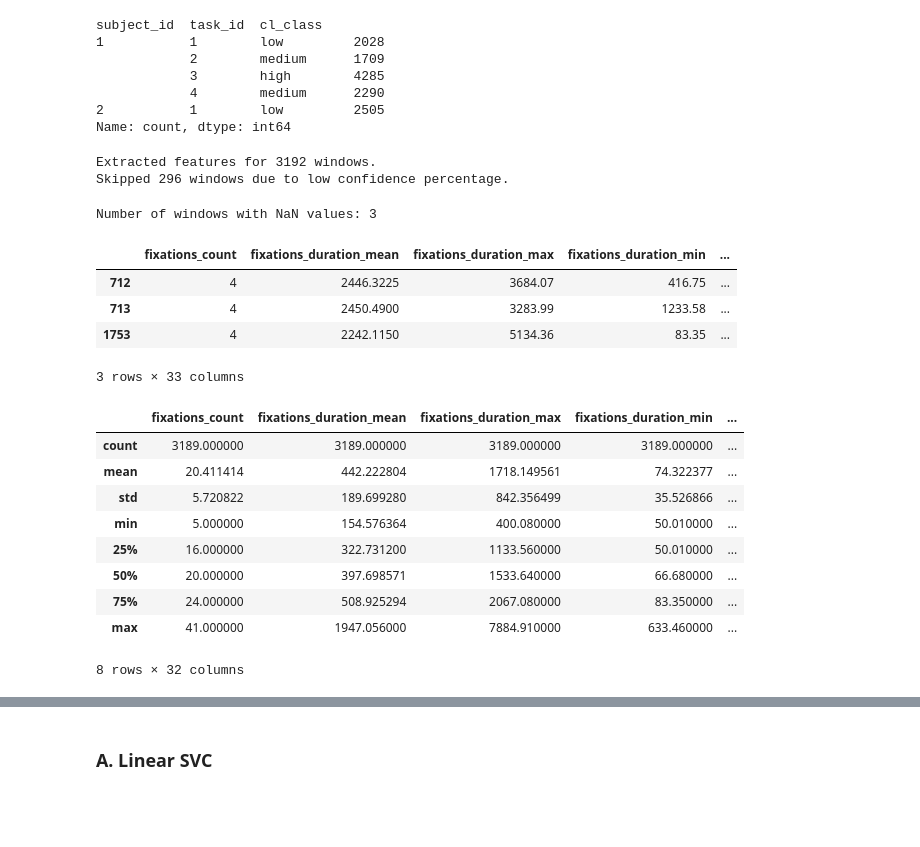
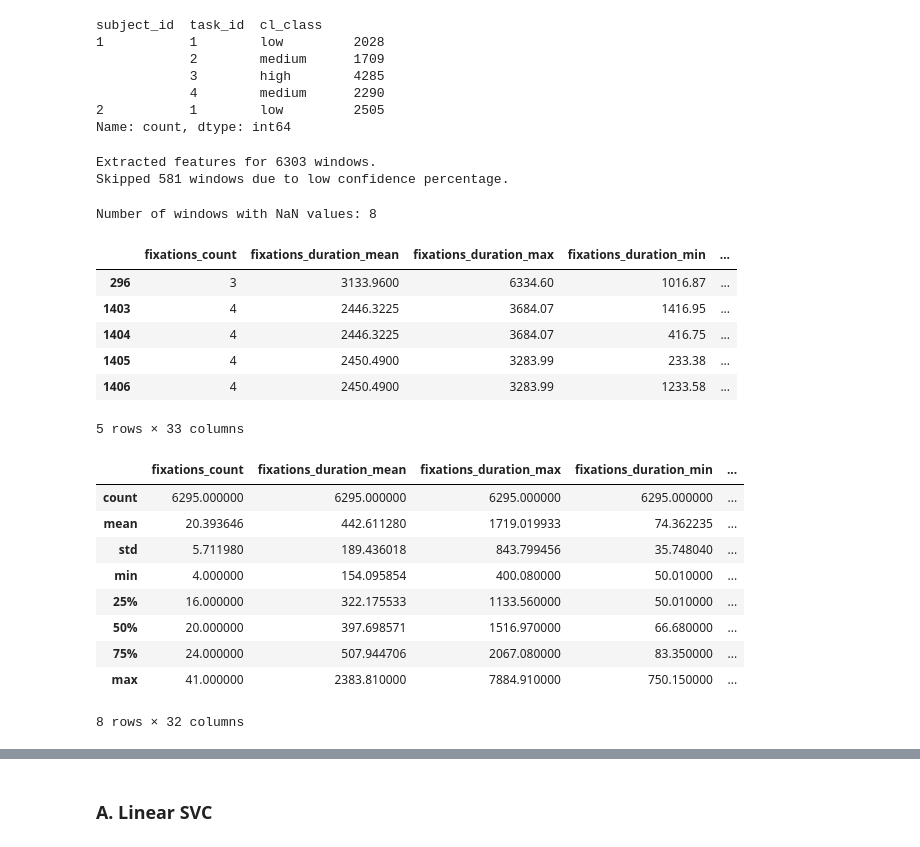
Before and after one commit to Alex0021/user-adaptive-swarm-interfaces, a Jupyter notebook: research/cognitive_load_models/notebooks/04_models.ipynb, the cells around one changed output, grey strips where cells are left out. Drawn from its saved outputs; the diff is of its cells as text; code cells hidden in the pictures; blank space fills up the shorter version.

```diff
--- a/research/cognitive_load_models/notebooks/04_models.ipynb
+++ b/research/cognitive_load_models/notebooks/04_models.ipynb
@@ -66,8 +68,8 @@ reload(cwfeat)
 all_eye_data_grouped = all_eye_data.groupby(['subject_id', 'task_id'])
 # Extract all window features
 Fs = 60
-WINDOW_N = 600 # 5 seconds at 60Hz
-WINDOW_STEP = 120
+WINDOW_N = 600 # 10 seconds at 60Hz
+WINDOW_STEP = 60
 SKIP_EDGE_SAMPLES = Fs # first & last second are discarded
 
 skipped_windows = None
@@ -109,7 +111,7 @@ for (subject_id, task_id), group_df in tqdm.tqdm(all_eye_data_grouped, desc="Ext
         features['bad_samples_ratio'] = window_preprocess_df['low_confidence_percentage'].mean()
         features['subject_id'] = subject_id
         features['task_id'] = task_id
-        features['cl_class'] = window_df['cl_class'].iloc[0] # Class is the same for a given task
+        features['mean_score'] = window_preprocess_df['mean_score'].iloc[0]
         feature_rows.append(features)
 
     features_df = pd.concat([features_df, pd.DataFrame(feature_rows)], ignore_index=True)
@@ -119,35 +121,40 @@ for (subject_id, task_id), group_df in tqdm.tqdm(all_eye_data_grouped, desc="Ext
 print(f"Extracted features for {len(features_df)} windows.")
 print(f"Skipped {skip_window_counter} windows due to low confidence percentage.")
 # %% [output]
-Extracted features for 3192 windows.
-Skipped 296 windows due to low confidence percentage.
+Extracted features for 6303 windows.
+Skipped 581 windows due to low confidence percentage.
 # %%
 # Check what is the issue with the NaNs
 print("Number of windows with NaN values:", features_df.isna().any(axis=1).sum())
 features_df[features_df.isna().any(axis=1)].head()
 # %% [output]
-Number of windows with NaN values: 3
+Number of windows with NaN values: 8
 |  | fixations_count | fixations_duration_mean | fixations_duration_max | fixations_duration_min | ... |
-| 712 | 4 | 2446.3225 | 3684.07 | 416.75 | ... |
-| 713 | 4 | 2450.4900 | 3283.99 | 1233.58 | ... |
-| 1753 | 4 | 2242.1150 | 5134.36 | 83.35 | ... |
+| 296 | 3 | 3133.9600 | 6334.60 | 1016.87 | ... |
+| 1403 | 4 | 2446.3225 | 3684.07 | 1416.95 | ... |
+| 1404 | 4 | 2446.3225 | 3684.07 | 416.75 | ... |
+| 1405 | 4 | 2450.4900 | 3283.99 | 233.38 | ... |
+| 1406 | 4 | 2450.4900 | 3283.99 | 1233.58 | ... |
-3 rows × 33 columns
+5 rows × 33 columns
 # %%
 from sklearn import preprocessing
-# z-normalize features
 features_df_transformed = features_df.copy()
 features_df_transformed.dropna(inplace=True) # Drop rows with NaNs for now
-feature_cols = [col for col in features_df.columns if col not in ['subject_id', 'task_id', 'cl_class']]
+
+# Apply thresholding to the mean NASA RTX score for classes
+features_df_transformed["cl_class"] = features_df_transformed["mean_score"].apply(lambda x: "high" if x > 49 else ("low" if x < 30 else "medium"))
+features_df_transformed.drop(columns=['mean_score'], inplace=True)
+feature_cols = [col for col in features_df_transformed.columns if col not in ['subject_id', 'task_id', 'cl_class']]
 
 features_df_transformed.describe()
 # %% [output]
 |  | fixations_count | fixations_duration_mean | fixations_duration_max | fixations_duration_min | ... |
-| count | 3189.000000 | 3189.000000 | 3189.000000 | 3189.000000 | ... |
-| mean | 20.411414 | 442.222804 | 1718.149561 | 74.322377 | ... |
-| std | 5.720822 | 189.699280 | 842.356499 | 35.526866 | ... |
-| min | 5.000000 | 154.576364 | 400.080000 | 50.010000 | ... |
-| 25% | 16.000000 | 322.731200 | 1133.560000 | 50.010000 | ... |
-| 50% | 20.000000 | 397.698571 | 1533.640000 | 66.680000 | ... |
-| 75% | 24.000000 | 508.925294 | 2067.080000 | 83.350000 | ... |
-| max | 41.000000 | 1947.056000 | 7884.910000 | 633.460000 | ... |
+| count | 6295.000000 | 6295.000000 | 6295.000000 | 6295.000000 | ... |
+| mean | 20.393646 | 442.611280 | 1719.019933 | 74.362235 | ... |
+| std | 5.711980 | 189.436018 | 843.799456 | 35.748040 | ... |
+| min | 4.000000 | 154.095854 | 400.080000 | 50.010000 | ... |
+| 25% | 16.000000 | 322.175533 | 1133.560000 | 50.010000 | ... |
+| 50% | 20.000000 | 397.698571 | 1516.970000 | 66.680000 | ... |
+| 75% | 24.000000 | 507.944706 | 2067.080000 | 83.350000 | ... |
+| max | 41.000000 | 2383.810000 | 7884.910000 | 750.150000 | ... |
 8 rows × 32 columns
```
Also changed, not shown: parts of 37 cells of this notebook, 8 other files.
